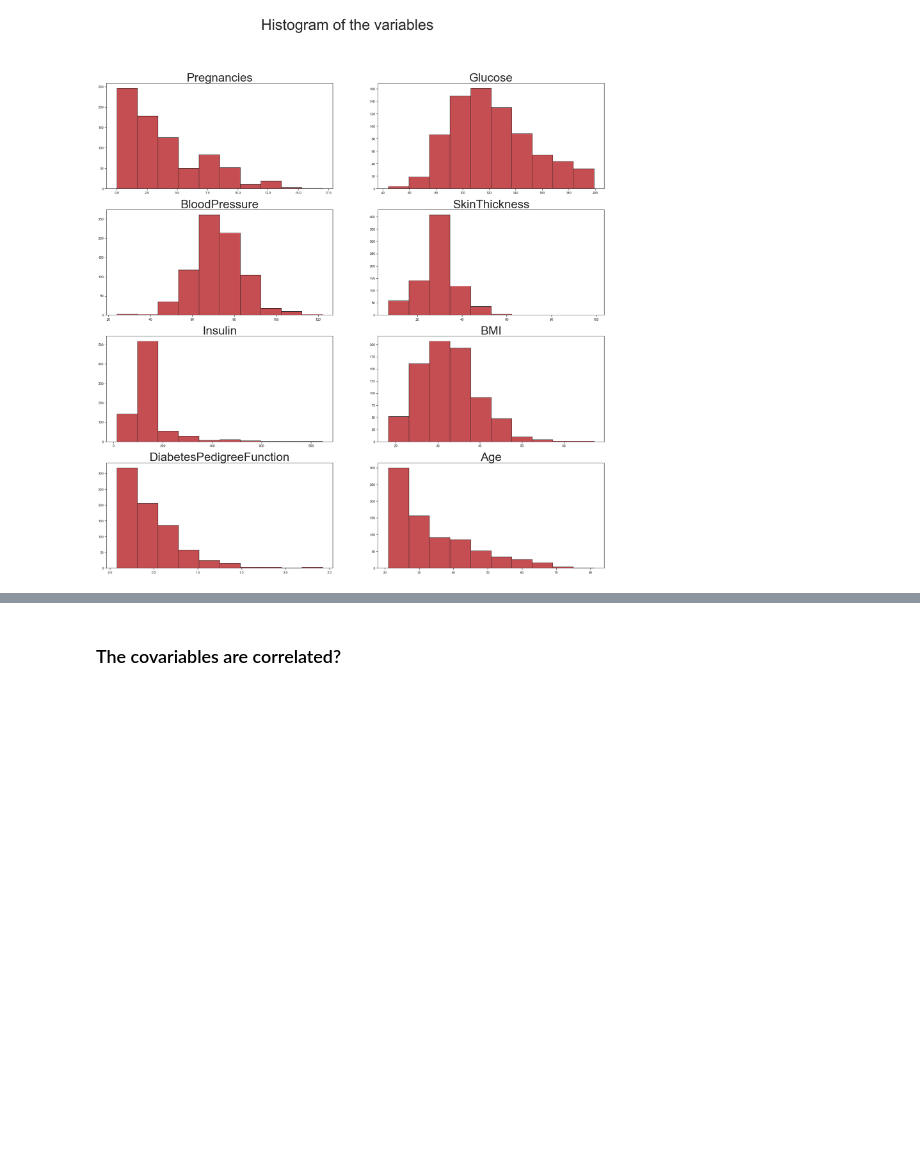
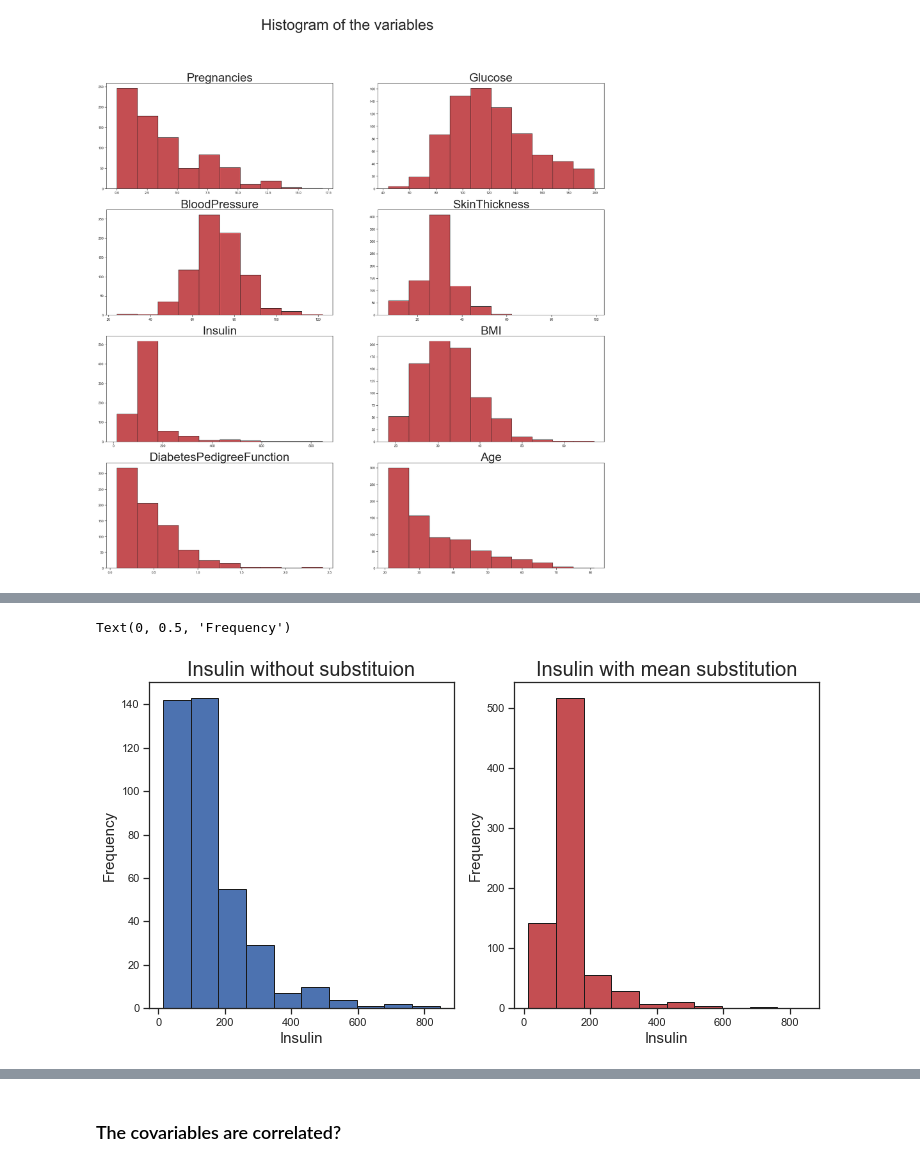
Before and after one commit to gmichelcarvalho/SCC5948_Ciencia-de-dados, a Jupyter notebook: Projeto.ipynb, the cells around one changed output, grey strips where cells are left out. Drawn from its saved outputs; the diff is of its cells as text; code cells hidden in the pictures; blank space fills up the shorter version.

```diff
--- a/Projeto.ipynb
+++ b/Projeto.ipynb
@@ -325,0 +252,17 @@ Maybe, if we add some tenchique to deal with unbalanced data we have some improv
+# %%
+fig, axs = plt.subplots(1, 2, figsize=(12, 6))
+ax = axs.flatten()
+ax[0].set_title('Insulin without substituion',fontsize=20)
+ax[0].hist(pima_dataset['Insulin'],alpha=1,ec="k",color='b')
+ax[0].set_xlabel('Insulin',fontsize=15)
+ax[0].set_ylabel('Frequency',fontsize=15)
+
+
+
+ax[1].set_title('Insulin with mean substitution',fontsize=20)
+ax[1].hist(pima_dataset_mean['Insulin'],alpha=1,ec="k",color='r')
+ax[1].set_xlabel('Insulin',fontsize=15)
+ax[1].set_ylabel('Frequency',fontsize=15)
+# %% [output]
+Text(0, 0.5, 'Frequency')
+[figure, added]
```
Also changed, not shown: parts of 69 cells of this notebook, 1 other file.
